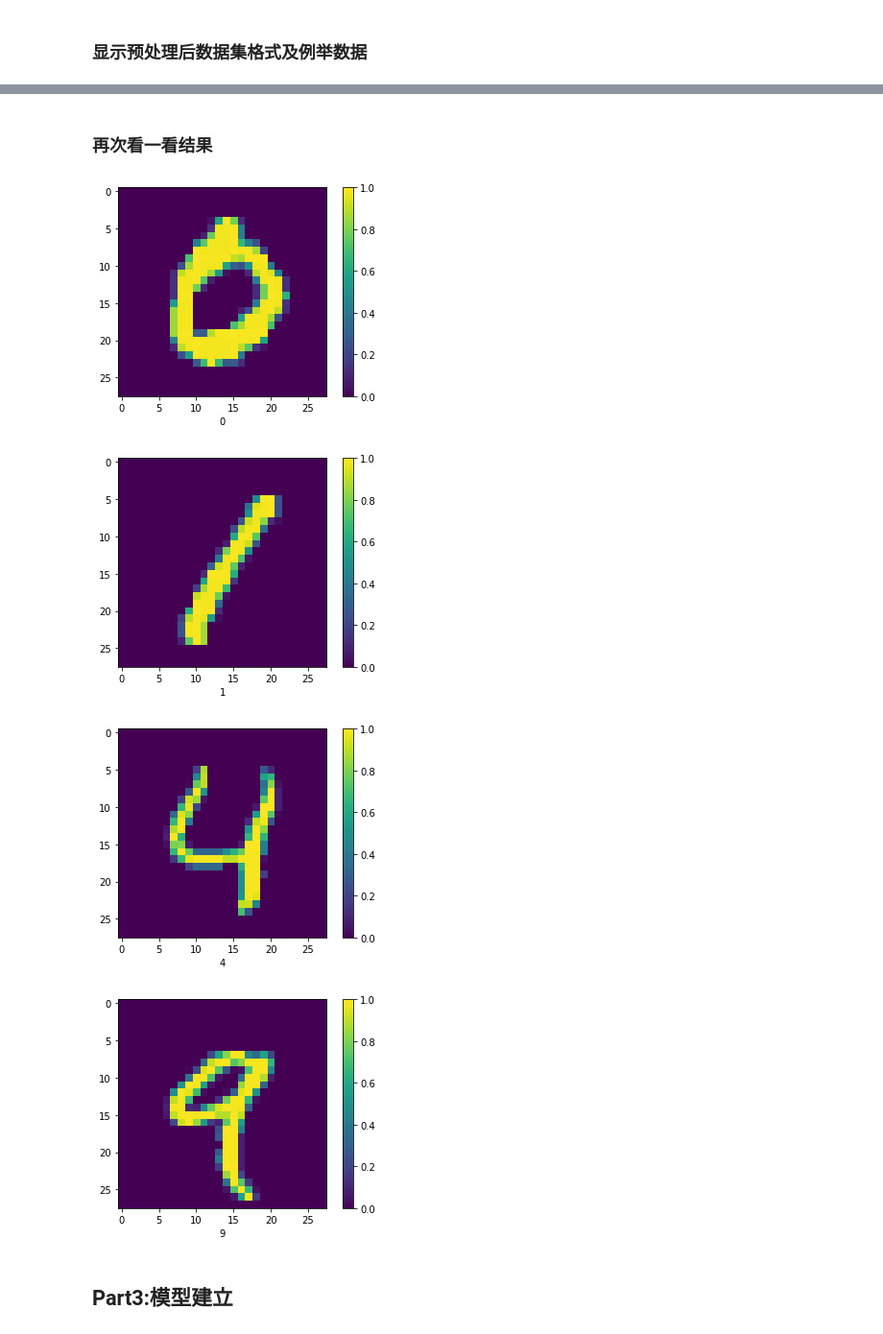
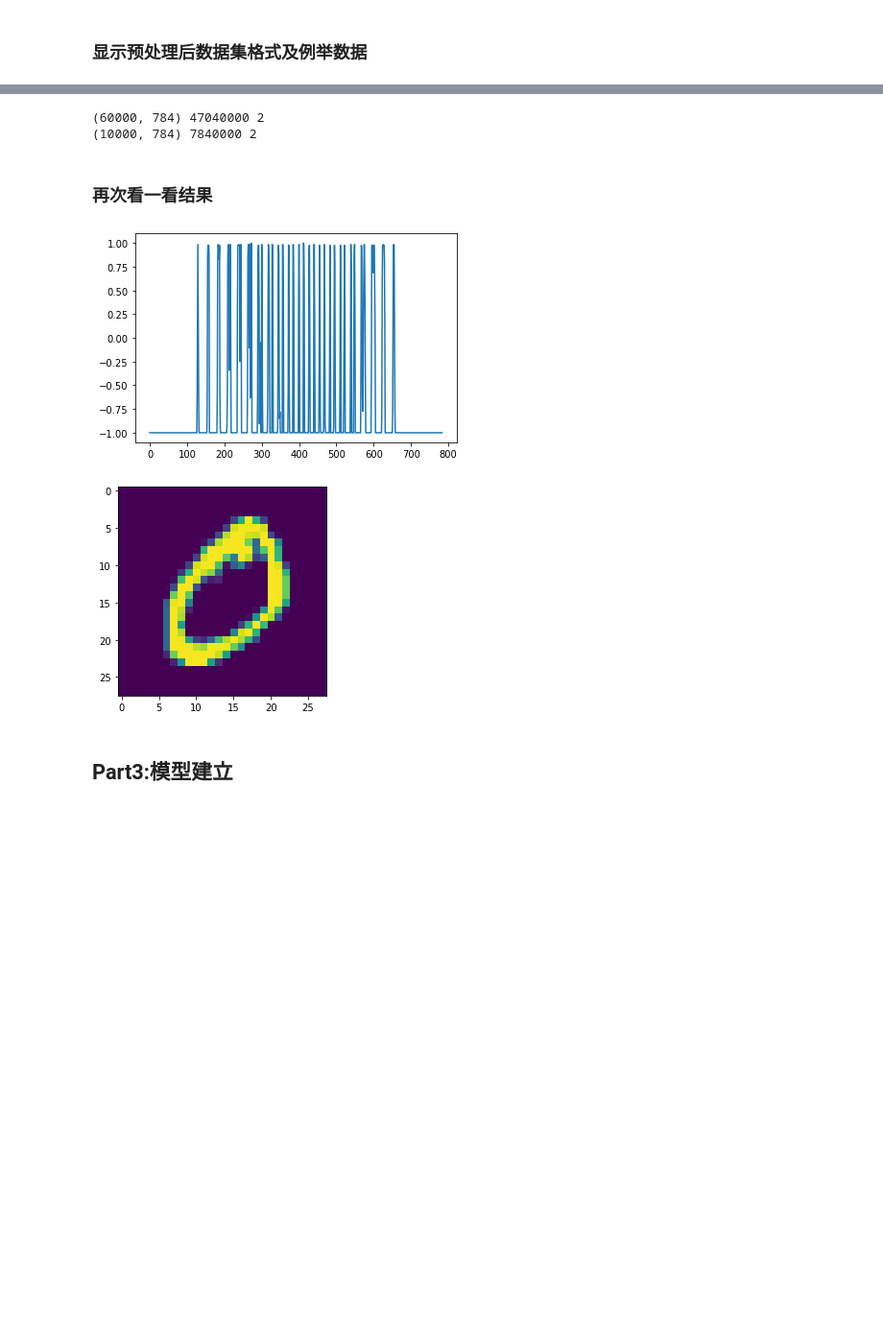
Before and after one commit to Phantom-Ren/PR_TH, a Jupyter notebook: SVM.ipynb, the cells around one changed output, grey strips where cells are left out. Shown: that part at 96% size. Saved outputs shown, nothing was run; the diff lists cells and outputs as text; code cells hidden in the pictures; blank space fills up the shorter version.

```diff
--- a/SVM.ipynb
+++ b/SVM.ipynb
@@ -86,23 +89,27 @@ for i in range(0,2):
-# %%
-train_dataset_np=train_dataset_np/255.0
-test_dataset_np=test_dataset_np/255.0
+# %%
+train_dataset_svm=train_dataset_np.reshape([60000,784])
+test_dataset_svm=test_dataset_np.reshape([10000,784])
+
+from sklearn.preprocessing import MinMaxScaler
+scaling = MinMaxScaler(feature_range=(-1, 1)).fit(train_dataset_svm)
+train_dataset_svm = scaling.transform(train_dataset_svm)
+test_dataset_svm = scaling.transform(test_dataset_svm)
+
+print(train_dataset_svm.shape,train_dataset_svm.size,train_dataset_svm.ndim)
+print(test_dataset_svm.shape,test_dataset_svm.size,test_dataset_svm.ndim)
+# %% [output]
+(60000, 784) 47040000 2
+(10000, 784) 7840000 2
 # %% [markdown]
 ### 再次看一看结果
-# %%
-for i in range(3,5):
-  plt.imshow(test_dataset_np[i,:,:])
-  plt.xlabel(test_labels_np[i])
-  plt.colorbar()
-  plt.show()
-  plt.imshow(train_dataset_np[i,:,:])
-  plt.xlabel(train_labels_np[i])
-  plt.colorbar()
-  plt.show()
-# %% [output]
-[figure, removed]
-[figure, removed]
-[figure, removed]
-[figure, removed]
+# %%
+plt.plot(train_dataset_svm[1,:])
+plt.show()
+plt.imshow(train_dataset_svm[1,:].reshape([28,28]))
+plt.show()
+# %% [output]
+[figure, added]
+[figure, added]
 # %% [markdown]
 ## Part3:模型建立
 # %% [markdown]
```
Also changed, not shown: parts of 20 cells of this notebook.
